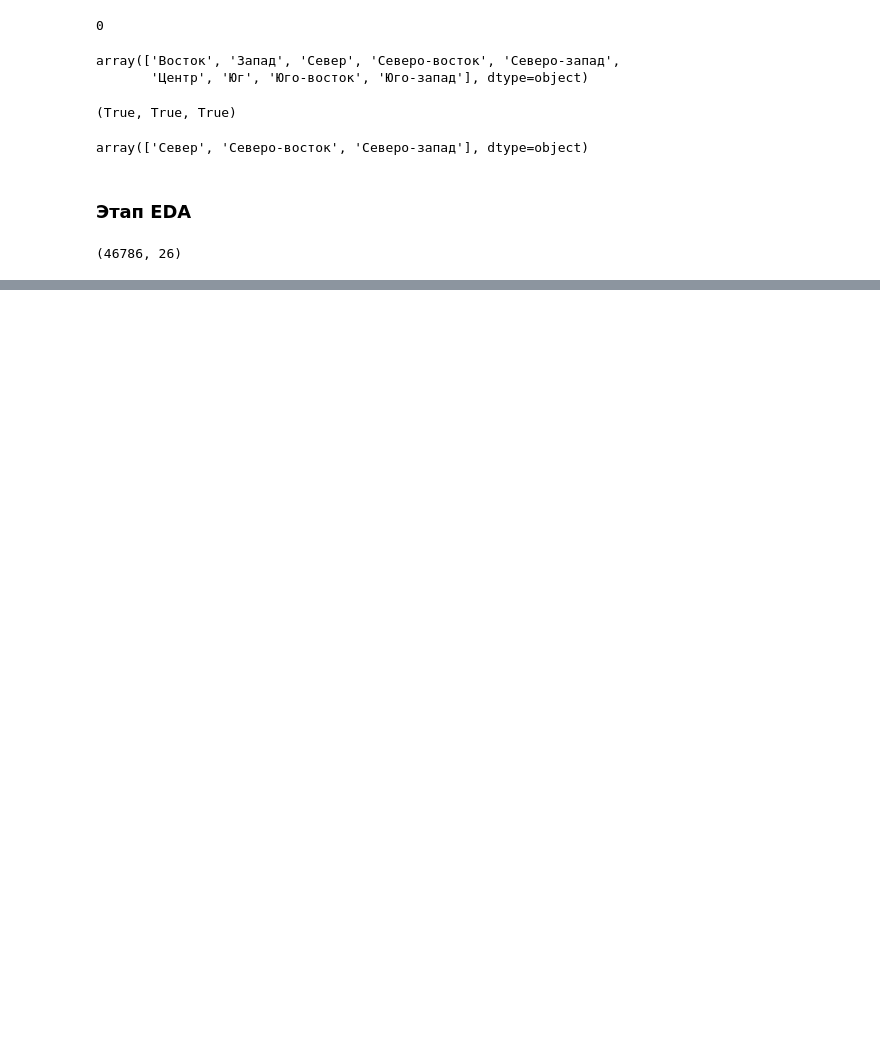
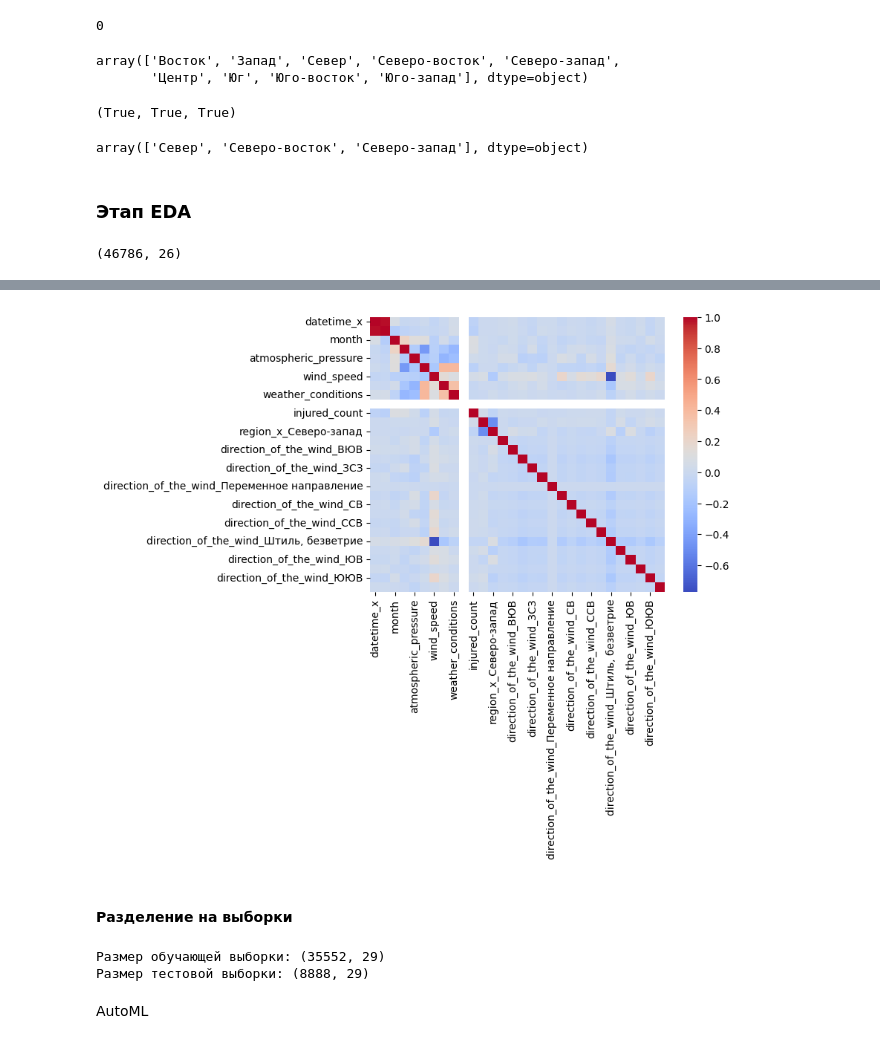
Before and after one commit to jsinkx/traffic-accident-ml, a Jupyter notebook: traffic-accident.ipynb, the cells around one changed output, grey strips where cells are left out. Cells and saved outputs as stored; diff of their text form; code cells hidden in the pictures; blank space fills up the shorter version.

```diff
--- a/traffic-accident.ipynb
+++ b/traffic-accident.ipynb
@@ -138,0 +269,8 @@ dtype: float64
+# %%
+OHE_features = ['region_x', 'direction_of_the_wind']
+
+df = pd.get_dummies(df, columns=OHE_features, drop_first=True, dtype='int64')
+# %%
+label_encoder = LabelEncoder()
+
+df['weather_conditions'] = label_encoder.fit_transform(df['weather_conditions'])
@@ -138,0 +287,2 @@ dtype: float64
+# %%
+df.drop(columns=['join_key'], axis=1, inplace=True)
@@ -138,0 +291,3 @@ dtype: float64
+# %%
+corr = df.corr()
+corr.style.background_gradient(cmap='coolwarm')
@@ -138,0 +312,25 @@ dtype: float64
+# %%
+sns.heatmap(corr, cmap="coolwarm")
+plt.show()
+# %% [output]
+[figure, added]
+# %% [markdown]
+#### Разделение на выборки
+# %%
+# Разделение на признаки X и целевую переменную y
+TARGET = 'injured_count'
+
+X = df.drop(TARGET, axis=1)
+y = df[TARGET]
+
+# Разделение на обучающую и тестовую выборки
+X_train, X_test, y_train, y_test = train_test_split(X, y, test_size=0.2, random_state=42)
+
+# Вывод размеров выборок
+print('Размер обучающей выборки:', X_train.shape)
+print('Размер тестовой выборки:', X_test.shape)
+# %% [output]
+Размер обучающей выборки: (35552, 29)
+Размер тестовой выборки: (8888, 29)
+# %% [markdown]
+AutoML
```
Also changed, not shown: parts of 30 cells of this notebook, 1 other file.
